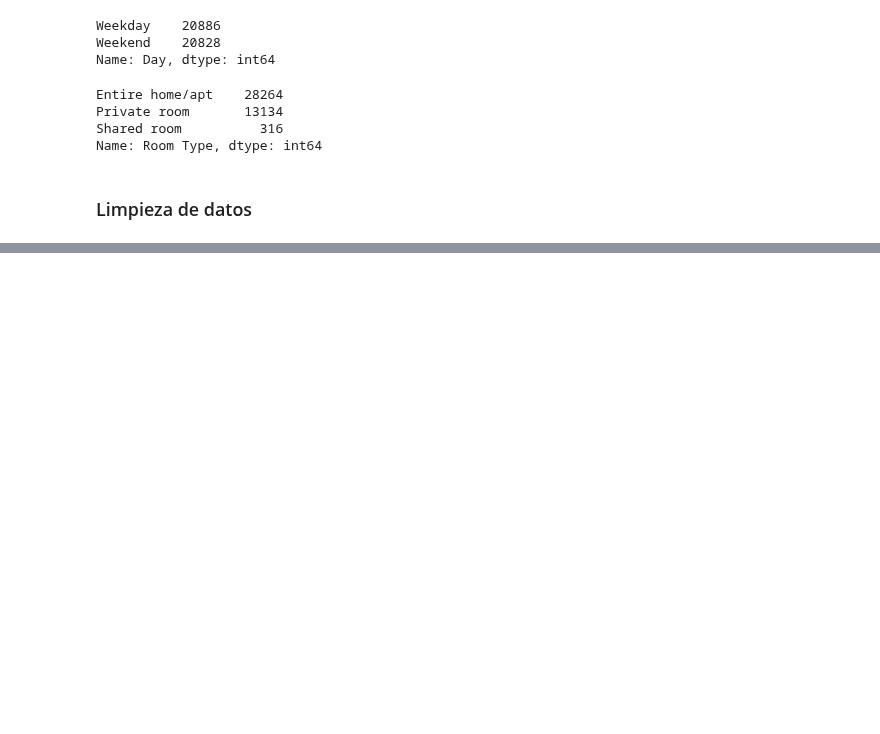
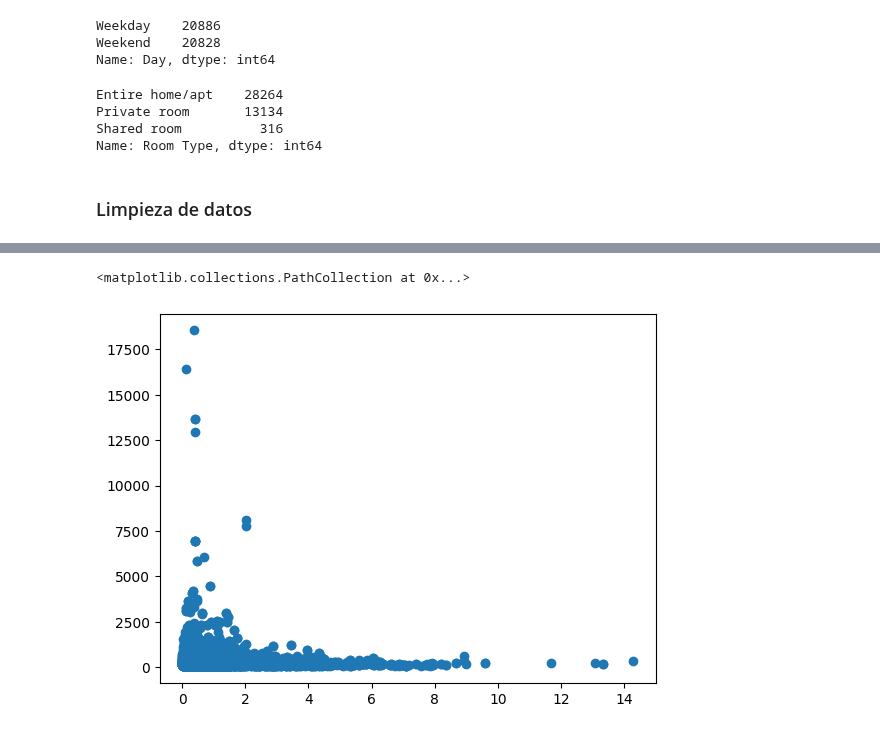
Before and after one commit to pythonpanama/pylearn-data-101, a Jupyter notebook: notebooks/AirBnB Europa.ipynb, the cells around one changed output, grey strips where cells are left out. Drawn from its saved outputs; the diff is of its cells as text; code cells hidden in the pictures; blank space fills up the shorter version.

```diff
--- a/notebooks/AirBnB Europa.ipynb
+++ b/notebooks/AirBnB Europa.ipynb
@@ -158,0 +154,5 @@ plt.scatter(df['City'], df['Price'])
+# %%
+plt.scatter(df['Metro Distance (km)'], df['Price'])
+# %% [output]
+<matplotlib.collections.PathCollection at 0x...>
+[figure, added]
```
Also changed, not shown: parts of 7 cells of this notebook.
